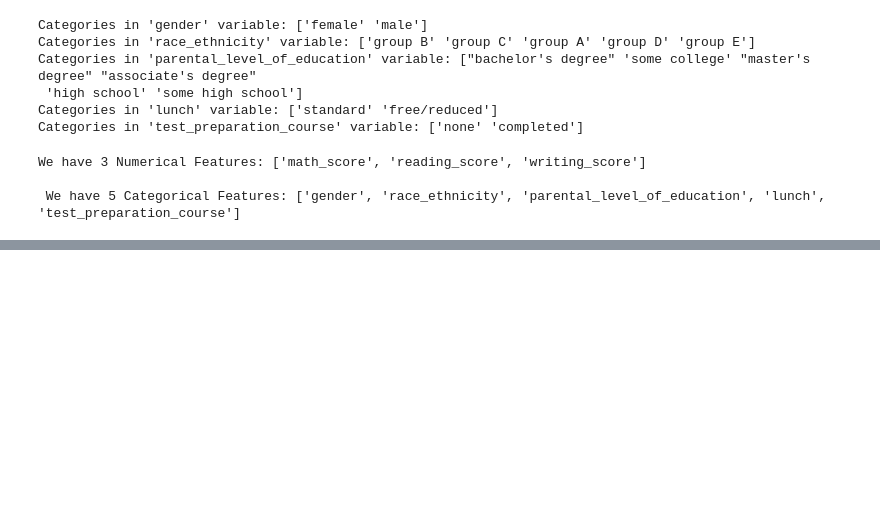
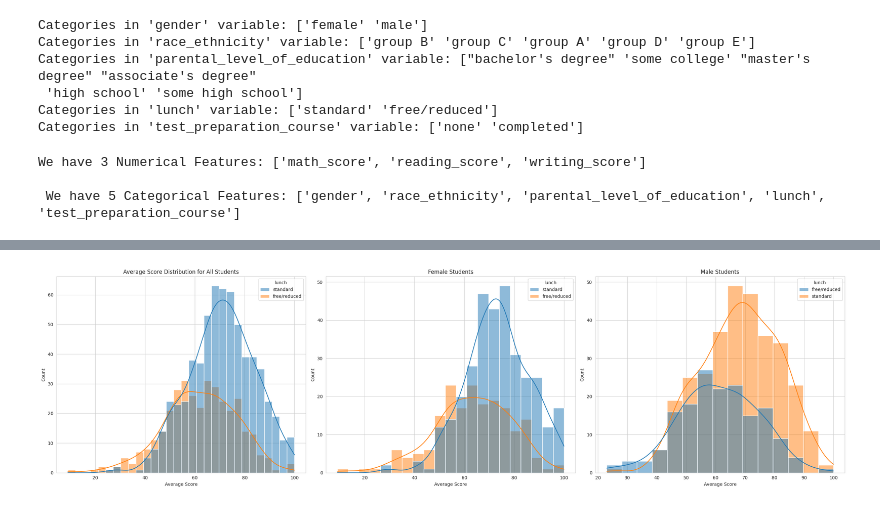
Before and after one commit to absisi44/MLproject, a Jupyter notebook: notebook/EDA STUDENT PREFORMANCE.ipynb, the cells around one changed output, grey strips where cells are left out. Cells and saved outputs as stored; diff of their text form; code cells hidden in the pictures; blank space fills up the shorter version.

```diff
--- a/notebook/EDA STUDENT PREFORMANCE.ipynb
+++ b/notebook/EDA STUDENT PREFORMANCE.ipynb
@@ -222,0 +354,24 @@ We have 3 Numerical Features: ['math_score', 'reading_score', 'writing_score']
+# %%
+## Score distribution for students with different lunch types
+fig, axs = plt.subplots(1, 3, figsize=(25, 7))
+
+#plot 1: all students
+sns.histplot(data=df, x='average', bins=30, kde=True, color='g', hue='lunch' , ax=axs[0])
+axs[0].set_title('Average Score Distribution for All Students')
+axs[0].set_xlabel('Average Score')
+
+
+#plot 2: Female students
+sns.histplot(data=df[df.gender == 'female'], x='average', kde=True, hue='lunch', ax=axs[1])
+axs[1].set_title('Female Students')
+axs[1].set_xlabel('Average Score')
+
+# Plot 3: male students
+sns.histplot(data=df[df.gender == 'male'], x='average', kde=True, hue='lunch', ax=axs[2])
+axs[2].set_title('Male Students')
+axs[2].set_xlabel('Average Score')
+
+plt.tight_layout()
+plt.show()
+# %% [output]
+[figure, added]
```
Also changed, not shown: parts of 27 cells of this notebook, 6 other files.
